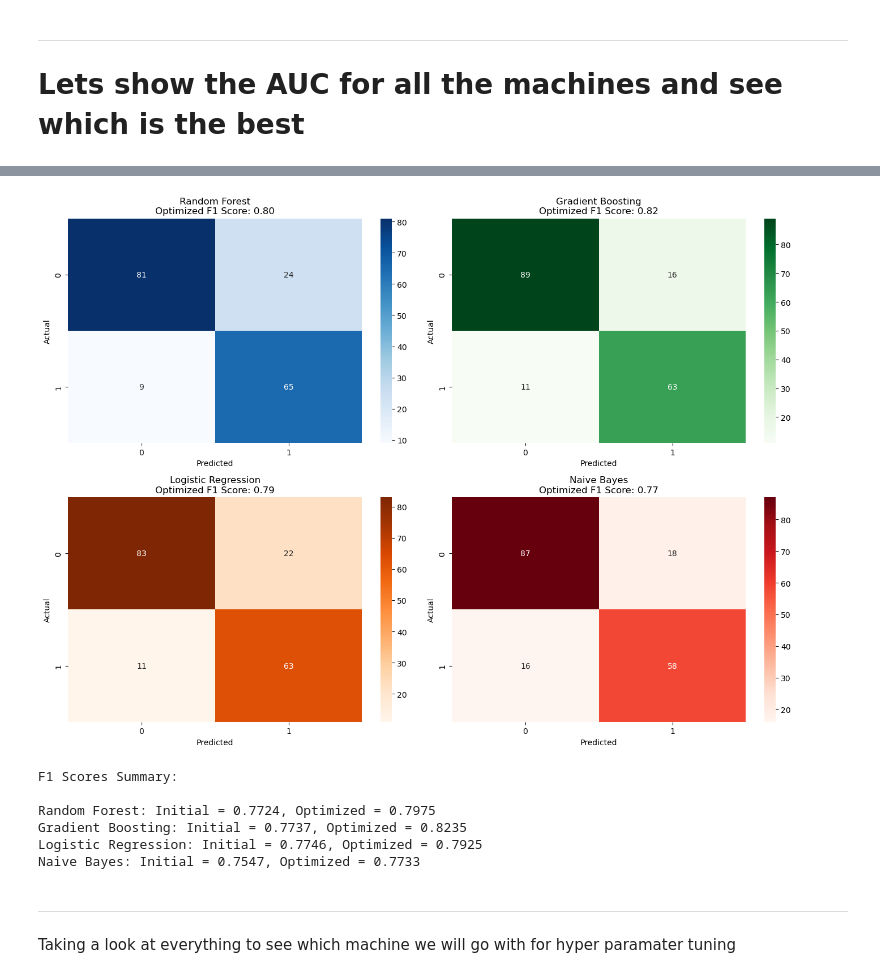
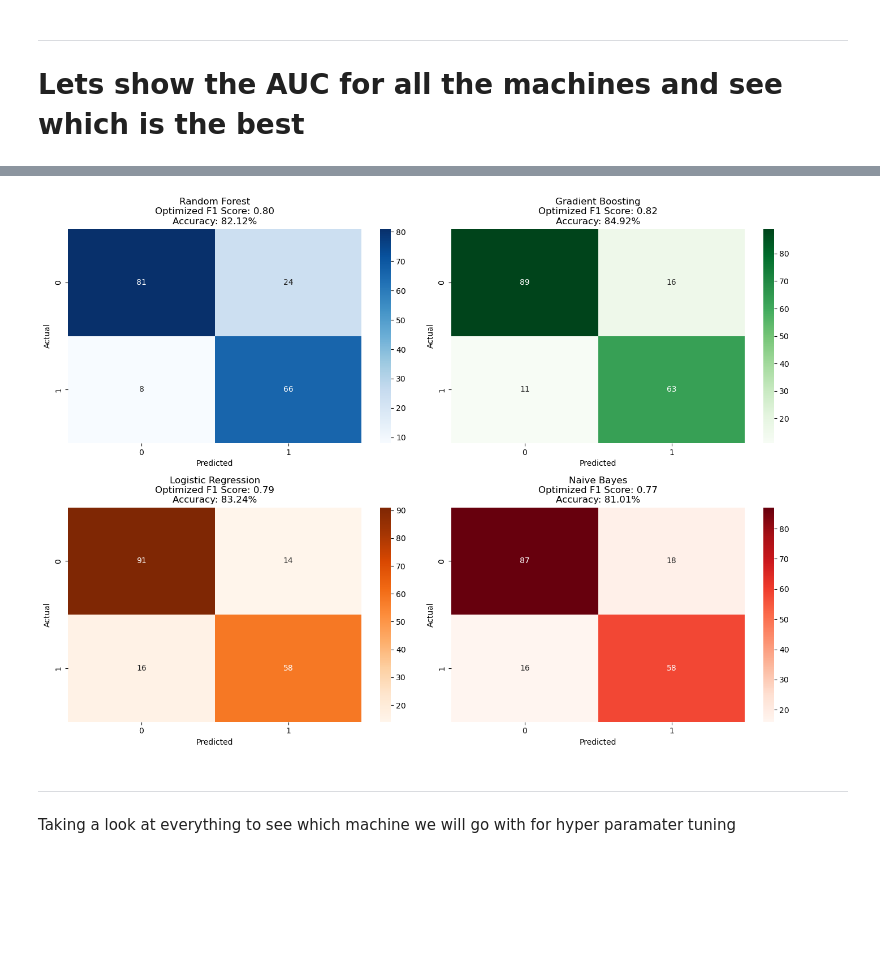
Before and after one commit to GClark89/Titanic, a Jupyter notebook: MachineModel.ipynb, the cells around one changed output, grey strips where cells are left out. Saved outputs shown, nothing was run; the diff lists cells and outputs as text; code cells hidden in the pictures; blank space fills up the shorter version.

```diff
--- a/MachineModel.ipynb
+++ b/MachineModel.ipynb
@@ -73,6 +74,12 @@ Fare        float64
 Embarked      int64
 HasCabin      int64
 dtype: object
+# %%
+#Scale data
+
+scaler = StandardScaler()
+X_train = scaler.fit_transform(X_train)
+X_test = scaler.transform(X_test)
 # %% [markdown]
 ---
 # Random Forest Classifier
@@ -358,54 +365,52 @@ cm_gb = confusion_matrix(y_test, y_pred_gb_thresh)
 cm_lr = confusion_matrix(y_test, y_pred_lr_thresh)
 cm_nb = confusion_matrix(y_test, y_pred_nb_thresh)
 
 # Compute F1 scores
 optf1_rf = f1_score(y_test, y_pred_rf_thresh)
 optf1_gb = f1_score(y_test, y_pred_gb_thresh)
 optf1_lr = f1_score(y_test, y_pred_lr_thresh)
 optf1_nb = f1_score(y_test, y_pred_nb_thresh)
 
+# Accuracy scores with best thresholds
+acc_rf_thresh = accuracy_score(y_test, y_pred_rf_thresh)
+acc_rf_thresh_percent = acc_rf_thresh * 100
+
+acc_gb_thresh = accuracy_score(y_test, y_pred_gb_thresh)
+acc_gb_thresh_percent = acc_gb_thresh * 100
+
+acc_lr_thresh = accuracy_score(y_test, y_pred_lr_thresh)
+acc_lr_thresh_percent = acc_lr_thresh * 100
+
+acc_nb_thresh = accuracy_score(y_test, y_pred_nb_thresh)
+acc_nb_thresh_percent = acc_nb_thresh * 100
+
+
 # Plot side-by-side confusion matrices
 fig, axes = plt.subplots(2, 2, figsize=(14, 10))
 sns.heatmap(cm_rf, annot=True, fmt="d", cmap="Blues", ax=axes[0, 0])
-axes[0, 0].set_title(f"Random Forest\nOptimized F1 Score: {optf1_rf:.2f}")
+axes[0, 0].set_title(f"Random Forest\nOptimized F1 Score: {optf1_rf:.2f}\nAccuracy: {acc_rf_thresh_percent:.2f}%")
 axes[0, 0].set_xlabel("Predicted")
 axes[0, 0].set_ylabel("Actual")
 
 sns.heatmap(cm_gb, annot=True, fmt="d", cmap="Greens", ax=axes[0, 1])
-axes[0, 1].set_title(f"Gradient Boosting\nOptimized F1 Score: {optf1_gb:.2f}")
+axes[0, 1].set_title(f"Gradient Boosting\nOptimized F1 Score: {optf1_gb:.2f}\nAccuracy: {acc_gb_thresh_percent:.2f}%")
 axes[0, 1].set_xlabel("Predicted")
 axes[0, 1].set_ylabel("Actual")
 
 sns.heatmap(cm_lr, annot=True, fmt="d", cmap="Oranges", ax=axes[1, 0])
-axes[1, 0].set_title(f"Logistic Regression\nOptimized F1 Score: {optf1_lr:.2f}")
+axes[1, 0].set_title(f"Logistic Regression\nOptimized F1 Score: {optf1_lr:.2f}\nAccuracy: {acc_lr_thresh_percent:.2f}%")
 axes[1, 0].set_xlabel("Predicted")
 axes[1, 0].set_ylabel("Actual")
 
 sns.heatmap(cm_nb, annot=True, fmt="d", cmap="Reds", ax=axes[1, 1])
-axes[1, 1].set_title(f"Naive Bayes\nOptimized F1 Score: {optf1_nb:.2f}")
+axes[1, 1].set_title(f"Naive Bayes\nOptimized F1 Score: {optf1_nb:.2f}\nAccuracy: {acc_nb_thresh_percent:.2f}%")
 axes[1, 1].set_xlabel("Predicted")
 axes[1, 1].set_ylabel("Actual")
 
 plt.tight_layout()
 plt.show()
 # %% [output]
-[figure, old version]
+[figure, new version]
-# %%
-#Lets compare the f1 scores (initial & optimized)for each machine in
-models = ['Random Forest', 'Gradient Boosting', 'Logistic Regression', 'Naive Bayes']
-initial_scores = [f1_rf, f1_gb, f1_lr, f1_nb]
-optimized_scores = [optf1_rf, optf1_gb, optf1_lr, optf1_nb]
-
-print("F1 Scores Summary:\n")
-for model, init, opt in zip(models, initial_scores, optimized_scores):
-    print(f"{model}: Initial = {init:.4f}, Optimized = {opt:.4f}")
-# %% [output]
-F1 Scores Summary:
-
-Random Forest: Initial = 0.7724, Optimized = 0.7975
-Gradient Boosting: Initial = 0.7737, Optimized = 0.8235
-Logistic Regression: Initial = 0.7746, Optimized = 0.7925
-Naive Bayes: Initial = 0.7547, Optimized = 0.7733
 # %% [markdown]
 ---
 Taking a look at everything to see which machine we will go with for hyper paramater tuning
```
Also changed, not shown: parts of 21 cells of this notebook.
